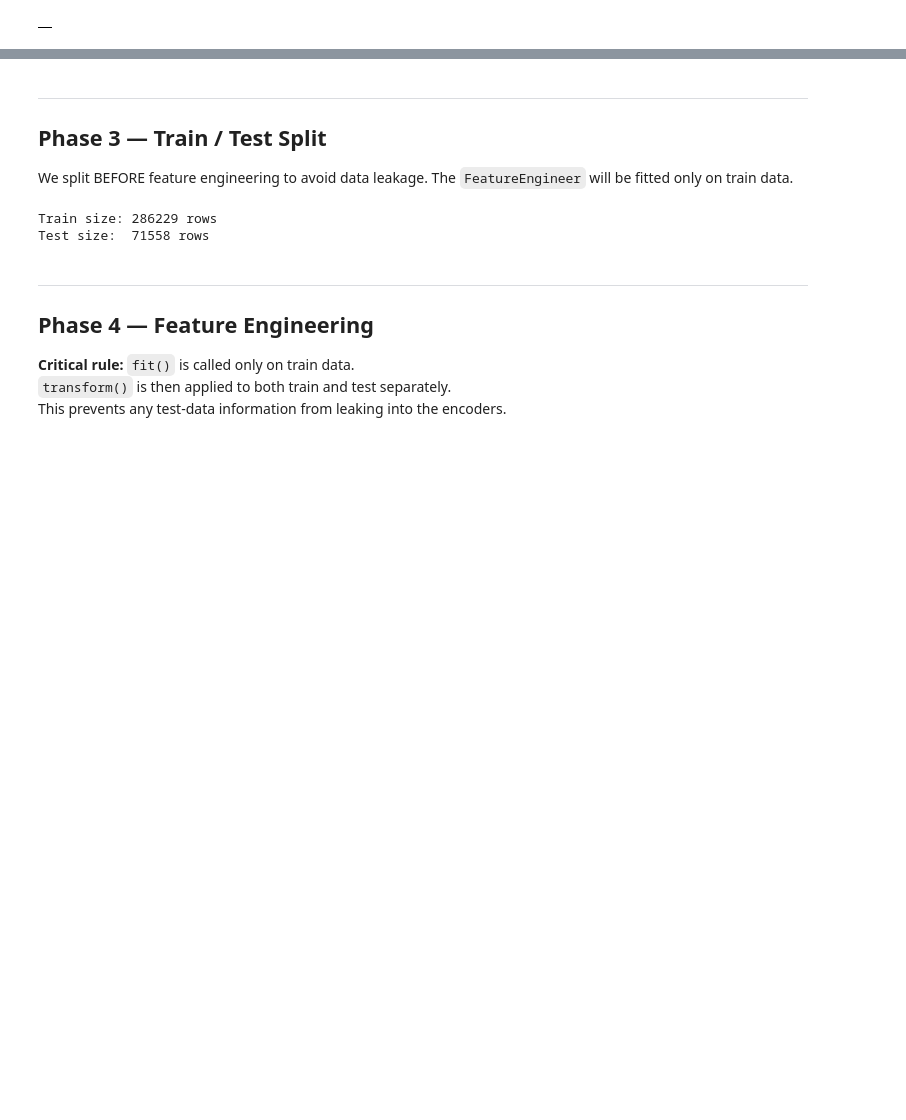
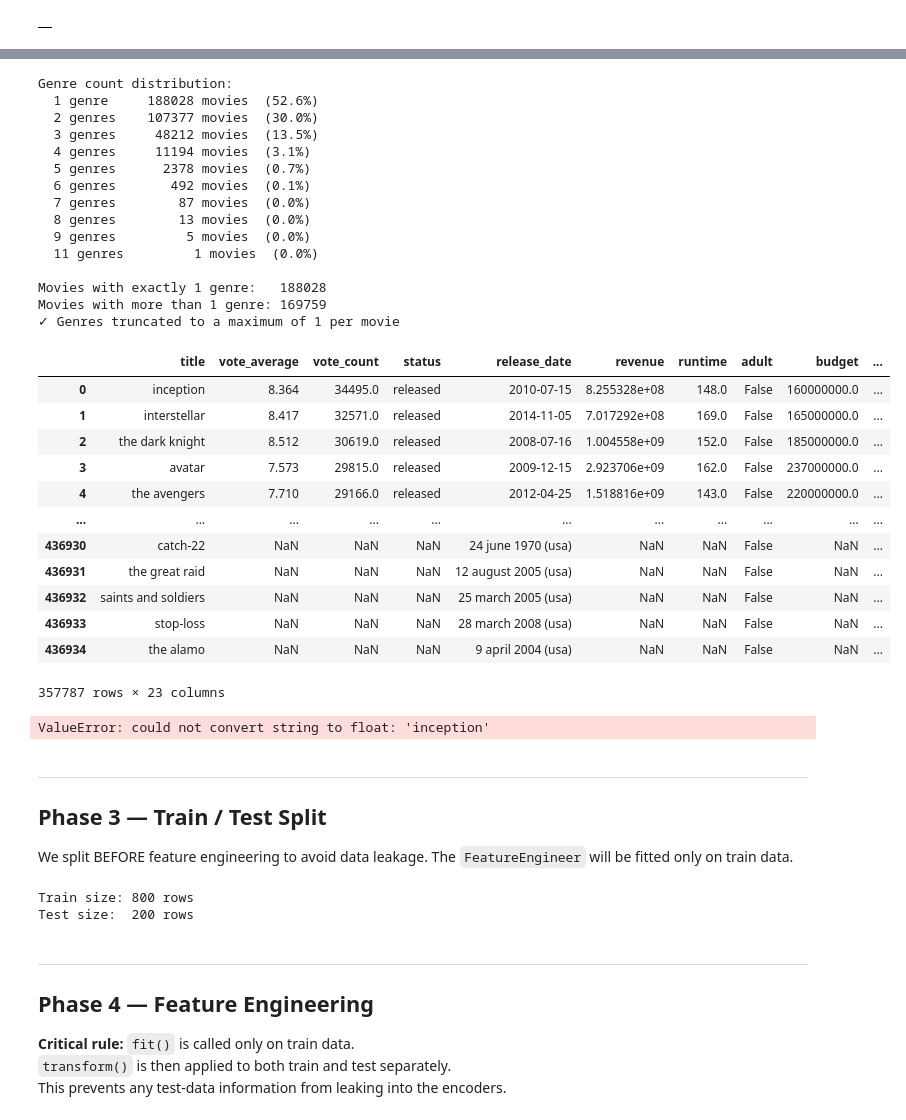
Before and after one commit to jenzah/movie-genre-prediction, a Jupyter notebook: genre-prediction-jen.ipynb, the cells around one changed output, grey strips where cells are left out. Cells and saved outputs as stored; diff of their text form; code cells hidden in the pictures; blank space fills up the shorter version.

```diff
--- a/genre-prediction-jen.ipynb
+++ b/genre-prediction-jen.ipynb
@@ -226,6 +226,21 @@ all_genres = []
 for val in final_df['genres'].dropna():
     all_genres.extend([g.strip() for g in str(val).split(',') if g.strip()])
 print(Counter(all_genres).most_common(20))
+
+all_primary_genres = []
+for val in final_df['genres'].dropna():
+    first = re.split(r'[,;]', str(val))[0].strip()
+    if first:
+        all_primary_genres.append(first)
+
+genre_counts = Counter(all_primary_genres)
+
+print(f"Total unique primary genres: {len(genre_counts)}")
+print("\nFull genre list (sorted by frequency):")
+for genre, count in genre_counts.most_common():
+    print(f"  {genre:<30} {count:>7} occurrences")
+
+### check multi-genre --> supp
 # %% [output]
 Sample genre values:
 ['action, science fiction, adventure', 'adventure, drama, science fiction', 'drama, action, crime, thriller', 'action, adventure, fantasy, science fiction', 'science fiction, action, adventure', 'acti ...
@@ -235,3 +262,56 @@ Genre value counts (top 20 individual genres):
+# %%
+from collections import Counter
+
+def count_genres(val):
+    return len([g.strip() for g in re.split(r'[,;]', str(val)) if g.strip()])
+
+genre_counts_per_movie = final_df['genres'].dropna().apply(count_genres)
+distribution = Counter(genre_counts_per_movie)
+
+print("Genre count distribution:")
+total = len(final_df['genres'].dropna())
+for n, count in sorted(distribution.items()):
+    pct = count / total * 100
+    label = "genre " if n == 1 else "genres"
+    print(f"  {n} {label:<8} {count:>7} movies  ({pct:.1f}%)")
+
+print(f"\nMovies with exactly 1 genre:  {distribution[1]:>7}")
+print(f"Movies with more than 1 genre:{sum(v for k,v in distribution.items() if k > 1):>7}")
+
+cleaner.truncate_genres(max_genres=1)
+# %% [output]
+Genre count distribution:
+  1 genre     188028 movies  (52.6%)
+  2 genres    107377 movies  (30.0%)
+  3 genres     48212 movies  (13.5%)
+  4 genres     11194 movies  (3.1%)
+  5 genres      2378 movies  (0.7%)
+  6 genres       492 movies  (0.1%)
+  7 genres        87 movies  (0.0%)
+  8 genres        13 movies  (0.0%)
+  9 genres         5 movies  (0.0%)
+  11 genres         1 movies  (0.0%)
+
+Movies with exactly 1 genre:   188028
+Movies with more than 1 genre: 169759
+✓ Genres truncated to a maximum of 1 per movie
+|  | title | vote_average | vote_count | status | release_date | revenue | runtime | adult | budget | ... |
+| 0 | inception | 8.364 | 34495.0 | released | 2010-07-15 | 8.255328e+08 | 148.0 | False | 160000000.0 | ... |
+| 1 | interstellar | 8.417 | 32571.0 | released | 2014-11-05 | 7.017292e+08 | 169.0 | False | 165000000.0 | ... |
+| 2 | the dark knight | 8.512 | 30619.0 | released | 2008-07-16 | 1.004558e+09 | 152.0 | False | 185000000.0 | ... |
+| 3 | avatar | 7.573 | 29815.0 | released | 2009-12-15 | 2.923706e+09 | 162.0 | False | 237000000.0 | ... |
+| 4 | the avengers | 7.710 | 29166.0 | released | 2012-04-25 | 1.518816e+09 | 143.0 | False | 220000000.0 | ... |
+| ... | ... | ... | ... | ... | ... | ... | ... | ... | ... | ... |
+| 436930 | catch-22 | NaN | NaN | NaN | 24 june 1970 (usa) | NaN | NaN | False | NaN | ... |
+| 436931 | the great raid | NaN | NaN | NaN | 12 august 2005 (usa) | NaN | NaN | False | NaN | ... |
+| 436932 | saints and soldiers | NaN | NaN | NaN | 25 march 2005 (usa) | NaN | NaN | False | NaN | ... |
+| 436933 | stop-loss | NaN | NaN | NaN | 28 march 2008 (usa) | NaN | NaN | False | NaN | ... |
+| 436934 | the alamo | NaN | NaN | NaN | 9 april 2004 (usa) | NaN | NaN | False | NaN | ... |
+357787 rows × 23 columns
+# %%
+cleaner.analyse_mutual_information()
+# %% [output]
+ValueError: could not convert string to float: 'inception'
 # %% [markdown]
 ---
 ## Phase 3 — Train / Test Split
@@ -245,6 +327,7 @@ from sklearn.model_selection import train_test_split
 # Note: proper multi-label stratification requires the 'iterative-stratification'
 # library (pip install iterative-stratification). For now we use a random split,
 # which is fine for most dataset sizes.
+final_df = final_df.head(1000)
 train_df, test_df = train_test_split(final_df, test_size=0.2, random_state=42)
 
 print(f"Train size: {len(train_df)} rows")
@@ -254,8 +337,8 @@ print(f"Test size:  {len(test_df)} rows")
 train_df = train_df.reset_index(drop=True)
 test_df  = test_df.reset_index(drop=True)
 # %% [output]
-Train size: 286229 rows
-Test size:  71558 rows
+Train size: 800 rows
+Test size:  200 rows
 # %% [markdown]
 ---
 ## Phase 4 — Feature Engineering
```
Also changed, not shown: parts of 9 cells of this notebook, 6 other files.
